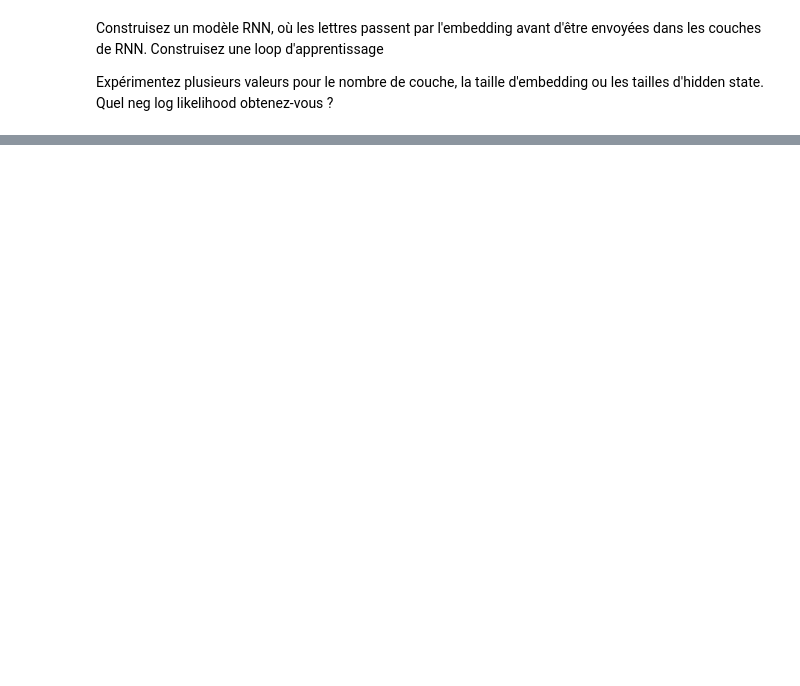
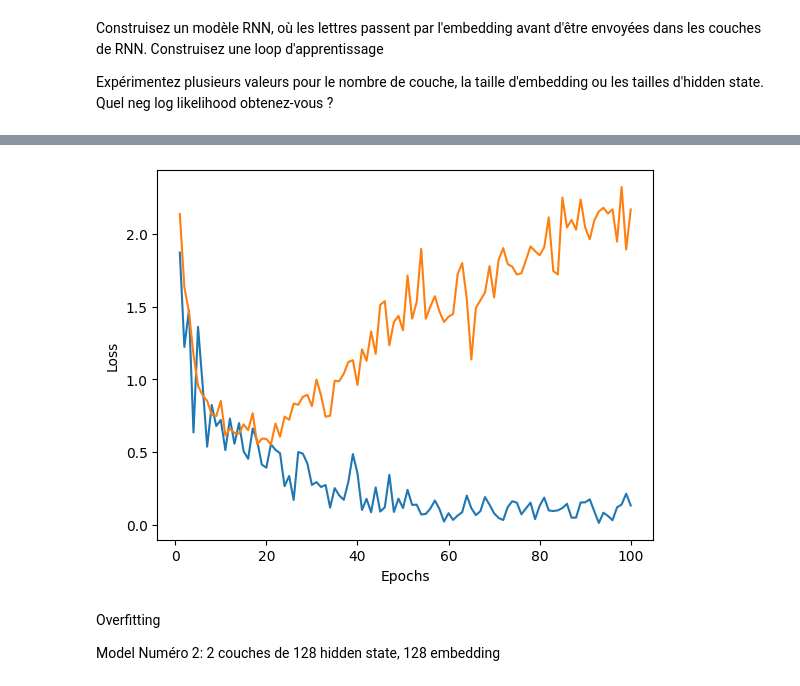
Before and after one commit to Leonardeaux/nlp_esgi, a Jupyter notebook: notebooks/TD2_part1_building_RNN_with_pytorch.ipynb, the cells around one changed output, grey strips where cells are left out. Drawn from its saved outputs; the diff is of its cells as text; code cells hidden in the pictures; blank space fills up the shorter version.

```diff
--- a/notebooks/TD2_part1_building_RNN_with_pytorch.ipynb
+++ b/notebooks/TD2_part1_building_RNN_with_pytorch.ipynb
@@ -460,0 +809,25 @@ Quel neg log likelihood obtenez-vous ?
+# %%
+alphabet_size = vocab_size
+output_size = n_categories
+num_epochs = 100
+batch_size = 64
+
+learning_rate = 0.001
+embedding_dim = 32
+hidden_size = 64
+num_layers = 2
+# %%
+model = RNNWithEmbedding(alphabet_size, embedding_dim, hidden_size, num_layers, output_size)
+
+criterion = torch.nn.NLLLoss()
+
+optimizer = torch.optim.Adam(model.parameters(), lr=learning_rate)
+# %%
+def print_plots(train_losses, val_losses):
+    iterations = range(1, len(train_losses) + 1)
+
+    plt.plot(iterations, train_losses, label='Train Loss')
+    plt.plot(iterations, val_losses, label='Validation Loss')
+
+    plt.xlabel('Epochs')
+    plt.ylabel('Loss')
@@ -460,0 +836,2 @@ Quel neg log likelihood obtenez-vous ?
+# %%
+train_losses, val_losses = model.launch_training(X, Y, criterion, optimizer, batch_size, num_epochs)
@@ -460,0 +859,8 @@ Quel neg log likelihood obtenez-vous ?
+# %%
+print_plots(train_losses, val_losses)
+# %% [output]
+[figure, added]
+# %% [markdown]
+Overfitting<br>
+
+Model Numéro 2: 2 couches de 128 hidden state, 128 embedding<br>
```
Also changed, not shown: parts of 39 cells of this notebook.
